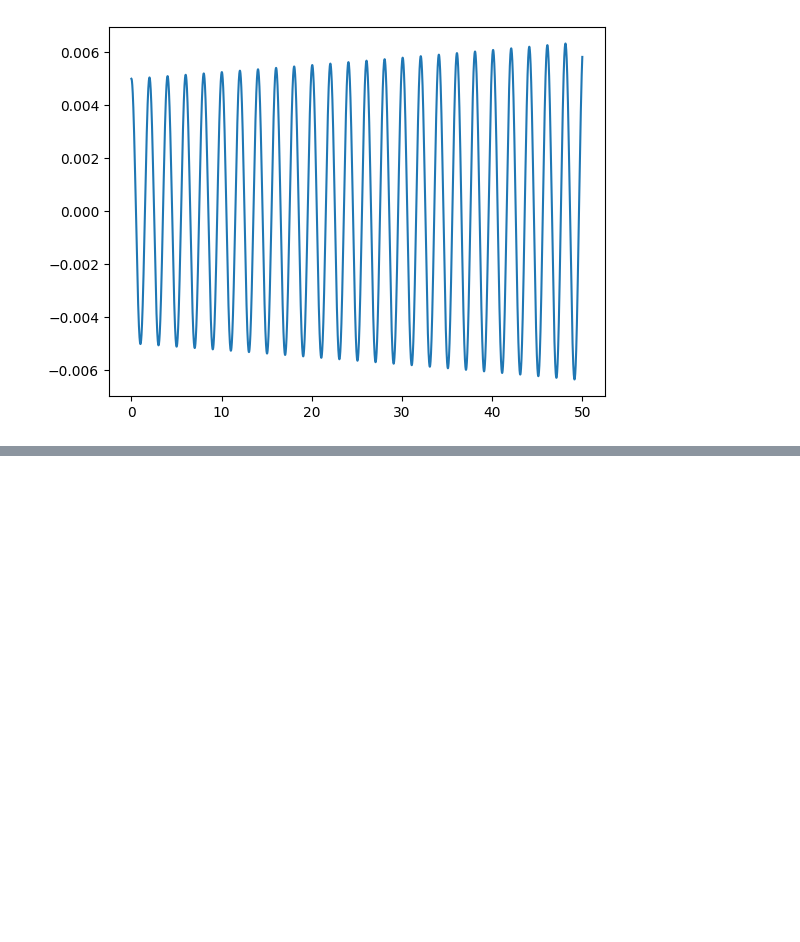
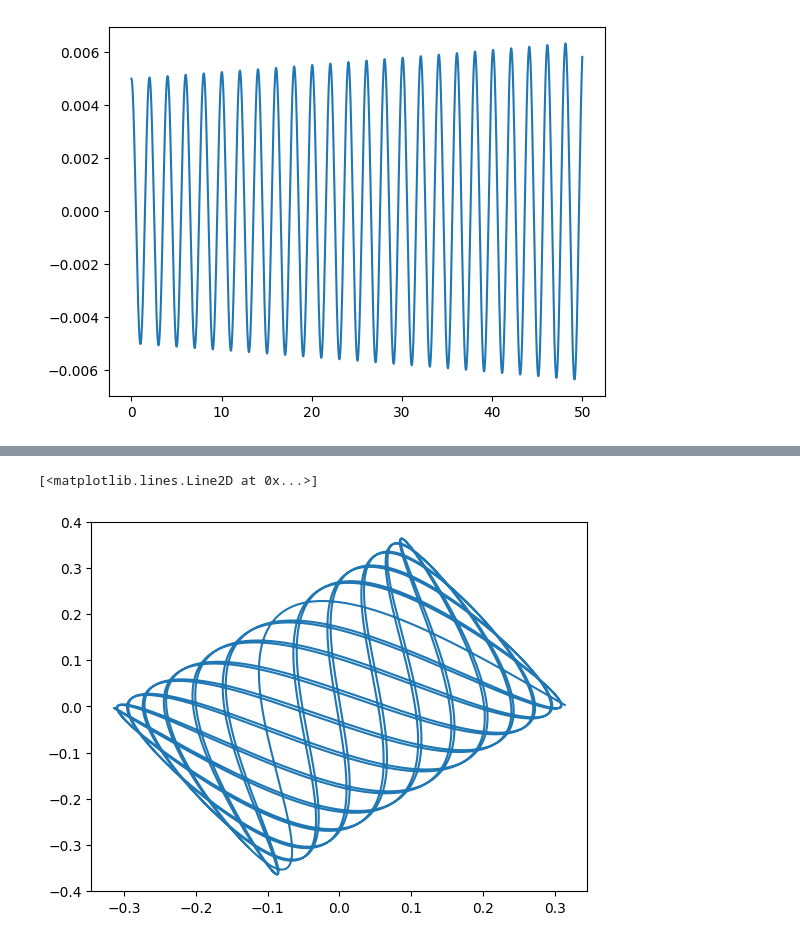
Before and after one commit to Koefferchen/Pendulum_Group_Project, a Jupyter notebook: Zemiro/RK4_single_pendulum (2).ipynb, the cells around one changed output, grey strips where cells are left out. Drawn from its saved outputs; the diff is of its cells as text; code cells hidden in the pictures; blank space fills up the shorter version.

```diff
--- a/Zemiro/RK4_single_pendulum (2).ipynb
+++ b/Zemiro/RK4_single_pendulum (2).ipynb
@@ -183,0 +540,5 @@ def rk4(y, t, dt, derivs):
+# %%
+plt.plot(theta1,theta2)
+# %% [output]
+[<matplotlib.lines.Line2D at 0x...>]
+[figure, added]
```
Also changed, not shown: parts of 6 cells of this notebook, 2 other files.
